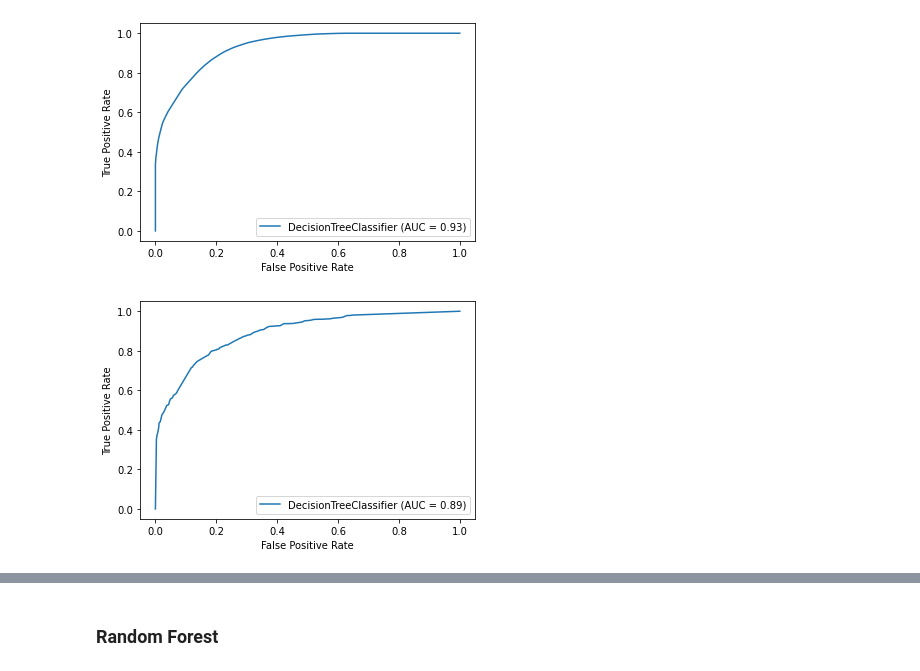
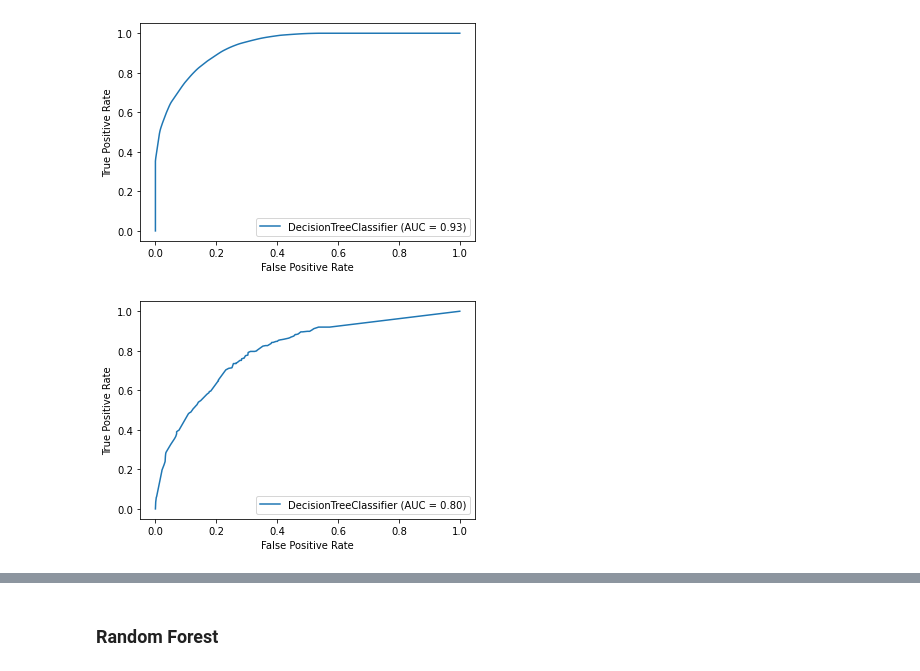
Before and after one commit to chethanbr86/MLDL_projects, a Jupyter notebook: Telecom_Churn/telecom_churn.ipynb, the cells around one changed output, grey strips where cells are left out. Drawn from its saved outputs; the diff is of its cells as text; code cells hidden in the pictures.

Commit message:
Update telecom_churn.ipynb
Performed repeatedstratified with cv=skf and adasyn after split.
Have to try inner cv and outer cv next.

```diff
--- a/Telecom_Churn/telecom_churn.ipynb
+++ b/Telecom_Churn/telecom_churn.ipynb
@@ -1311,0 +1321,4 @@ X_train.shape, X_test.shape, y_train.shape, y_test.shape
+# %%
+#fold = 3
+skf = RepeatedStratifiedKFold(n_splits=5, n_repeats=10, random_state=100)
+skf
@@ -1311,0 +1327,12 @@ X_train.shape, X_test.shape, y_train.shape, y_test.shape
+# %%
+dtc = DecisionTreeClassifier(random_state=100)
+
+params = {
+    'max_depth': [2, 3, 5, 10, 20, 50],
+    'min_samples_leaf': [5, 10, 20, 50, 100, 200],
+    'criterion': ["gini", "entropy"]
+}
+
+for train_index, test_index in skf.split(X, y):
+    X_train, X_test = X.iloc[train_index], X.iloc[test_index]
+    y_train, y_test = y.iloc[train_index], y.iloc[test_index]
@@ -1326,12 +1349,0 @@ X_train_ad.shape, y_train_ad.shape, X_test_ad.shape, y_test_ad.shape
-# %%
-dtc = DecisionTreeClassifier(random_state=100)
-
-params = {
-    'max_depth': [2, 3, 5, 10, 20],
-    'min_samples_leaf': [5, 10, 20, 50, 100],
-    'criterion': ["gini", "entropy"]
-}
-
-#for train_index, test_index in skf.split(X_ad, y_ad):
-#    X_train, X_test = X.iloc[train_index], X.iloc[test_index]
-#    y_train, y_test = y.iloc[train_index], y.iloc[test_index]
@@ -1342,4 +1350,4 @@ params = {
 # %%
-rcv = RandomizedSearchCV(estimator=dtc, param_distributions=params, n_iter=10, cv=5, n_jobs=-1, verbose=1, scoring='accuracy', random_state=100)
+rcv = RandomizedSearchCV(estimator=dtc, param_distributions=params, n_iter=10, cv=skf, n_jobs=-1, verbose=1, scoring='accuracy', random_state=100)
 rcv.fit(X_train_ad, y_train_ad)
 # %% [output]
@@ -1387,10 +1398,10 @@ plt.show()
 # %% [output]
 [figure]
 # %%
-plot_roc_curve(dt_best_ad, X_test_ad, y_test_ad, drop_intermediate=False)
+plot_roc_curve(dt_best_ad, X_test, y_test, drop_intermediate=False)
 plt.show()
 # %% [output]
-[figure, old version]
+[figure, new version]
 # %%
 print(classification_report(y_train_ad, y_train_pred))
 # %% [output]
```
Also changed, not shown: parts of 20 cells of this notebook.
